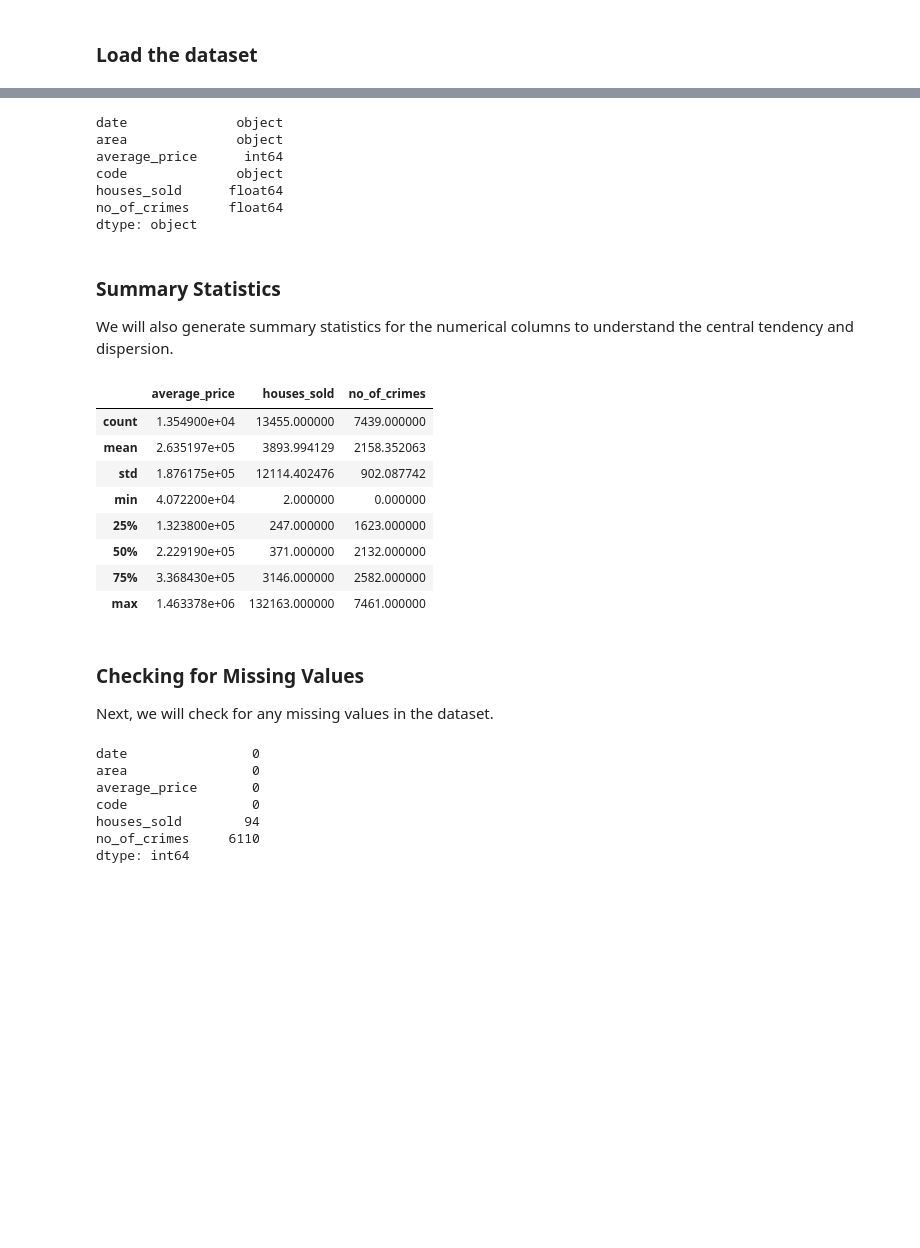
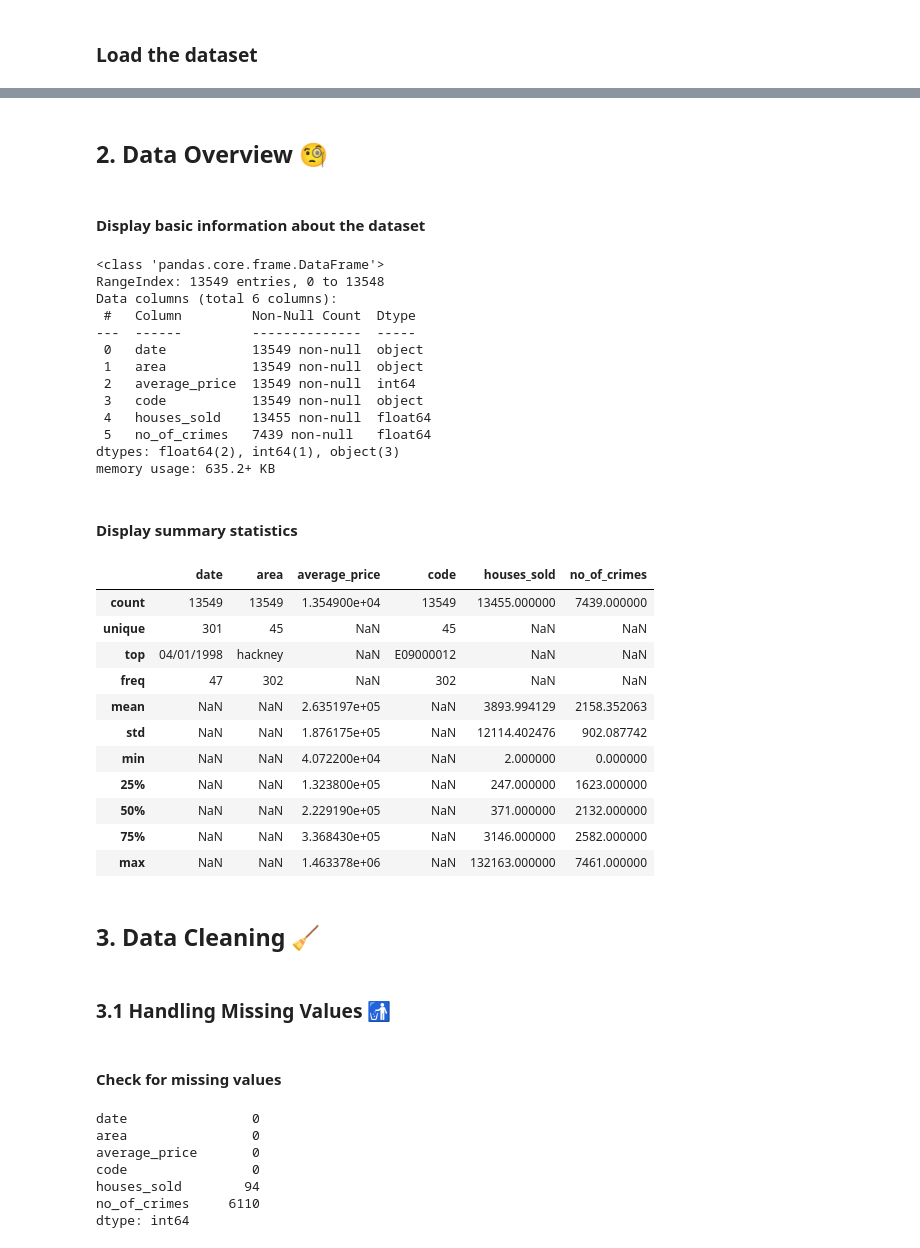
Before and after one commit to georgezacharia/london_housing_analysis_python, a Jupyter notebook: london_housing_analysis.ipynb, the cells around one changed output, grey strips where cells are left out. Cells and saved outputs as stored; diff of their text form; code cells hidden in the pictures; blank space fills up the shorter version.

```diff
--- a/london_housing_analysis.ipynb
+++ b/london_housing_analysis.ipynb
@@ -33,31 +36,46 @@ Let's check the data types of each column to ensure they are as expected.
+# %% [markdown]
+## 2. Data Overview 🧐
+# %% [markdown]
+#### Display basic information about the dataset
 # %%
-data.dtypes
+data.info()
 # %% [output]
-date              object
-area              object
-average_price      int64
-code              object
-houses_sold      float64
-no_of_crimes     float64
-dtype: object
+<class 'pandas.core.frame.DataFrame'>
+RangeIndex: 13549 entries, 0 to 13548
+Data columns (total 6 columns):
+ #   Column         Non-Null Count  Dtype
+---  ------         --------------  -----
+ 0   date           13549 non-null  object
+ 1   area           13549 non-null  object
+ 2   average_price  13549 non-null  int64
+ 3   code           13549 non-null  object
+ 4   houses_sold    13455 non-null  float64
+ 5   no_of_crimes   7439 non-null   float64
+dtypes: float64(2), int64(1), object(3)
+memory usage: 635.2+ KB
-# %% [markdown]
-### Summary Statistics
-We will also generate summary statistics for the numerical columns to understand the central tendency and dispersion.
+# %% [markdown]
+#### Display summary statistics
 # %%
-data.describe()
+data.describe(include='all')
 # %% [output]
-|  | average_price | houses_sold | no_of_crimes |
-| count | 1.354900e+04 | 13455.000000 | 7439.000000 |
-| mean | 2.635197e+05 | 3893.994129 | 2158.352063 |
-| std | 1.876175e+05 | 12114.402476 | 902.087742 |
-| min | 4.072200e+04 | 2.000000 | 0.000000 |
-| 25% | 1.323800e+05 | 247.000000 | 1623.000000 |
-| 50% | 2.229190e+05 | 371.000000 | 2132.000000 |
-| 75% | 3.368430e+05 | 3146.000000 | 2582.000000 |
-| max | 1.463378e+06 | 132163.000000 | 7461.000000 |
+|  | date | area | average_price | code | houses_sold | no_of_crimes |
+| count | 13549 | 13549 | 1.354900e+04 | 13549 | 13455.000000 | 7439.000000 |
+| unique | 301 | 45 | NaN | 45 | NaN | NaN |
+| top | 04/01/1998 | hackney | NaN | E09000012 | NaN | NaN |
+| freq | 47 | 302 | NaN | 302 | NaN | NaN |
+| mean | NaN | NaN | 2.635197e+05 | NaN | 3893.994129 | 2158.352063 |
+| std | NaN | NaN | 1.876175e+05 | NaN | 12114.402476 | 902.087742 |
+| min | NaN | NaN | 4.072200e+04 | NaN | 2.000000 | 0.000000 |
+| 25% | NaN | NaN | 1.323800e+05 | NaN | 247.000000 | 1623.000000 |
+| 50% | NaN | NaN | 2.229190e+05 | NaN | 371.000000 | 2132.000000 |
+| 75% | NaN | NaN | 3.368430e+05 | NaN | 3146.000000 | 2582.000000 |
+| max | NaN | NaN | 1.463378e+06 | NaN | 132163.000000 | 7461.000000 |
-# %% [markdown]
-### Checking for Missing Values
-Next, we will check for any missing values in the dataset.
+# %% [markdown]
+## 3. Data Cleaning 🧹
+# %% [markdown]
+### 3.1 Handling Missing Values 🚮
+# %% [markdown]
+#### Check for missing values
 # %%
 data.isnull().sum()
 # %% [output]
```
Also changed, not shown: parts of 134 cells of this notebook.
